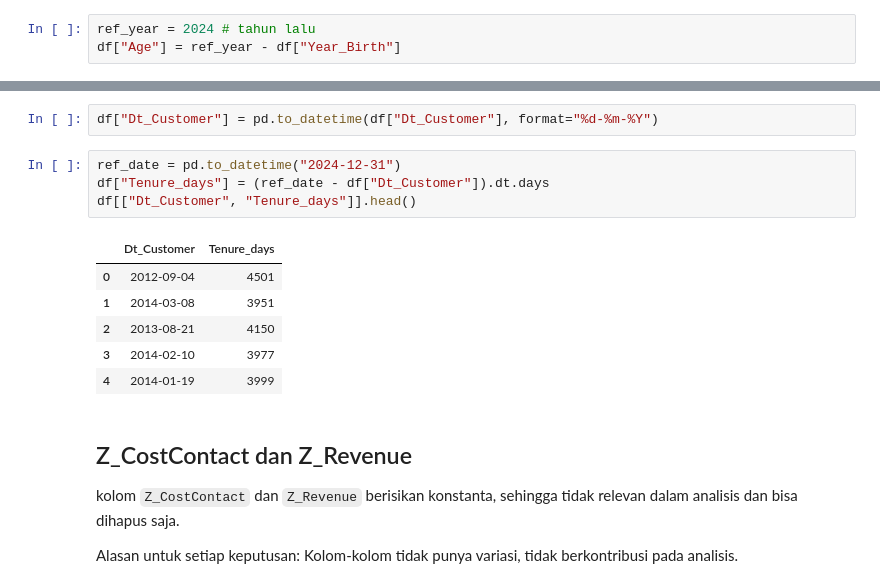
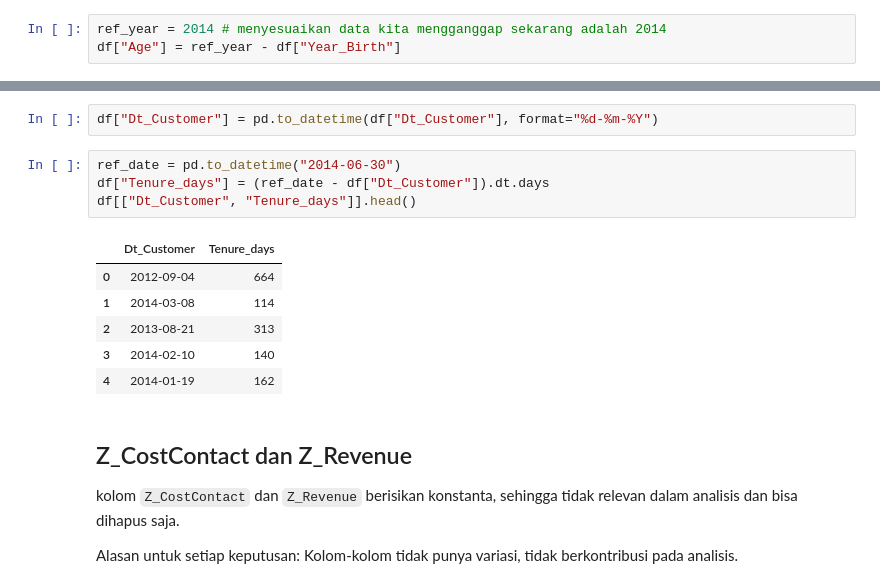
Before and after one commit to DianNainggolan/DianMargarethaNainggolan_Capstone_2, a Jupyter notebook: Dian Margaretha Nainggolan_Capstone Project Module 2_Supermarket Customers.ipynb, the cells around one changed output, grey strips where cells are left out. Drawn from its saved outputs; the diff is of its cells as text.

```diff
--- a/Dian Margaretha Nainggolan_Capstone Project Module 2_Supermarket Customers.ipynb
+++ b/Dian Margaretha Nainggolan_Capstone Project Module 2_Supermarket Customers.ipynb
@@ -421,7 +439,7 @@ plt.show()
 # %% [output]
 [figure]
 # %%
-ref_year = 2024 # tahun lalu
+ref_year = 2014 # menyesuaikan data kita mengganggap sekarang adalah 2014
 df["Age"] = ref_year - df["Year_Birth"]
 # %%
 plt.figure(figsize=(8,4))
@@ -513,16 +531,16 @@ Alasan untuk setiap keputusan:
 # %%
 df["Dt_Customer"] = pd.to_datetime(df["Dt_Customer"], format="%d-%m-%Y")
 # %%
-ref_date = pd.to_datetime("2024-12-31")
+ref_date = pd.to_datetime("2014-06-30")
 df["Tenure_days"] = (ref_date - df["Dt_Customer"]).dt.days
 df[["Dt_Customer", "Tenure_days"]].head()
 # %% [output]
 |  | Dt_Customer | Tenure_days |
-| 0 | 2012-09-04 | 4501 |
-| 1 | 2014-03-08 | 3951 |
-| 2 | 2013-08-21 | 4150 |
-| 3 | 2014-02-10 | 3977 |
-| 4 | 2014-01-19 | 3999 |
+| 0 | 2012-09-04 | 664 |
+| 1 | 2014-03-08 | 114 |
+| 2 | 2013-08-21 | 313 |
+| 3 | 2014-02-10 | 140 |
+| 4 | 2014-01-19 | 162 |
 # %% [markdown]
 ## Z_CostContact  dan Z_Revenue
 kolom `Z_CostContact` dan `Z_Revenue` berisikan konstanta, sehingga tidak relevan dalam analisis dan bisa dihapus saja.
```
Also changed, not shown: parts of 20 cells of this notebook.
